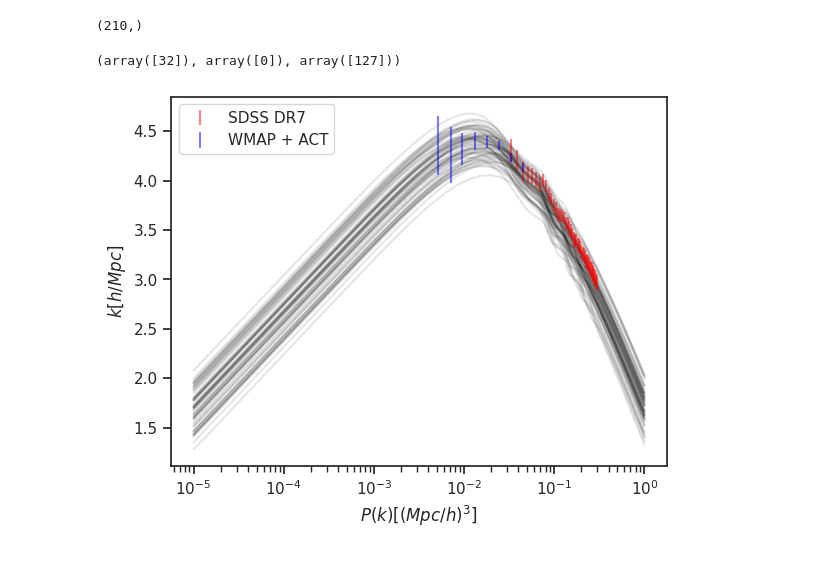
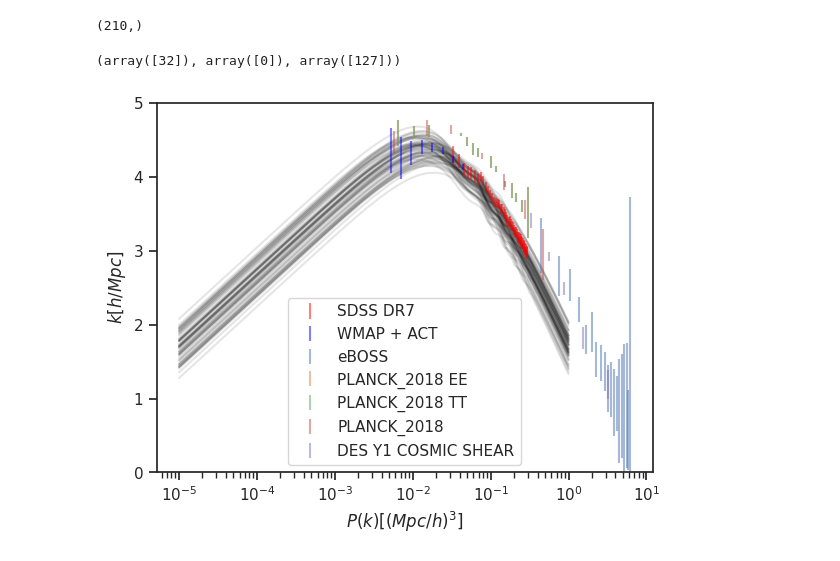
Before and after one commit to nesar/EarlyDarkEmu, a Jupyter notebook: nbs/00_load.ipynb, the cells around one changed output. Saved outputs shown, nothing was run; the diff lists cells and outputs as text; code cells hidden in the pictures.

```diff
--- a/nbs/00_load.ipynb
+++ b/nbs/00_load.ipynb
@@ -209,35 +220,77 @@ def load_wmap(fileIn:str=WMAP_FILE, #Input file
+# %%
+#| export
+
+def load_planck_ee(fileIn:str=PLANCKEE_FILE, #Input file
+            ):
+    k, pk, pk_error = np.loadtxt(fileIn).T
+    return k, np.log10(pk), ((pk_error-pk)/pk)
+# %%
+#| export
+
+def load_planck_tt(fileIn:str=PLANCKTT_FILE, #Input file
+            ):
+    k, pk, pk_error = np.loadtxt(fileIn).T
+    return k, np.log10(pk), ((pk_error-pk)/pk)
+# %%
+#| export
+
+def load_planck(fileIn:str=PLANCK_FILE, #Input file
+            ):
+    k, pk, pk_error = np.loadtxt(fileIn).T
+    return k, np.log10(pk), ((pk_error-pk)/pk)
+# %%
+#| export
+
+def load_des(fileIn:str=DES_FILE, #Input file
+            ):
+    k, pk, pk_error = np.loadtxt(fileIn).T
+    return k, np.log10(pk), ((pk_error-pk)/pk)
 # %%
 #| hide
 
 
 if True:
 
     print(np.where(Pk_all == np.max(Pk_all)))
 
     remove_sim_indx = []
     valid_indices = [i for i in  np.arange(Pk_all.shape[0])  if i not in remove_sim_indx]
 
     Pk_all_clean = Pk_all[valid_indices]
 
 
     plt.plot(_k_base, Pk_all[remove_sim_indx, 0, :].T, 'k');
     plt.plot(_k_base, Pk_all[valid_indices, 0, :].T, 'black', alpha=0.1);
     plt.xscale('log')
     # plt.yscale('log')
 
 
     k_sdss, pk_sdss, pk_error_sdss = load_sdss()
     k_wmap, pk_wmap, pk_error_wmap = load_wmap()
+    k_lya, pk_lya, pk_error_lya = load_lya()
+    k_plee, pk_plee, pk_error_plee = load_planck_ee()
+    k_pltt, pk_pltt, pk_error_pltt = load_planck_tt()
+    k_pl, pk_pl, pk_error_pl = load_planck()
+    k_des, pk_des, pk_error_des = load_des()
+
+    plt.ylim(0,5)
 
     plt.errorbar(k_sdss, pk_sdss, yerr=pk_error_sdss, label='SDSS DR7', color='red', ls='none', alpha=0.5)
     plt.errorbar(k_wmap, pk_wmap, yerr=pk_error_wmap, label='WMAP + ACT', color='blue', ls='none', alpha=0.5)
+    plt.errorbar(k_lya, pk_lya, yerr=pk_error_lya, label='eBOSS', ls = 'none', alpha = 0.5)
+    plt.errorbar(k_plee, pk_plee, yerr=pk_error_plee, label='PLANCK_2018 EE', ls = 'none', alpha = 0.5)
+    plt.errorbar(k_pltt, (pk_pltt), yerr=(pk_error_pltt), label='PLANCK_2018 TT', ls = 'none', alpha = 0.5)
+    plt.errorbar(k_pl, pk_pl, yerr=pk_error_pl, label='PLANCK_2018', ls = 'none', alpha = 0.5)
+    plt.errorbar(k_des, pk_des, yerr=pk_error_des, label='DES Y1 COSMIC SHEAR', ls = 'none', alpha = 0.5)
+
+
     plt.legend()
 
     plt.ylabel(r'$k [h/Mpc]$')
     plt.xlabel(r'$P(k) [(Mpc/h)^3]$')
 # %% [output]
 (array([32]), array([0]), array([127]))
-[figure, old version]
+[figure, new version]
 # %%
 #| hide
 
```
Also changed, not shown: parts of 2 cells of this notebook, 14 other files.
